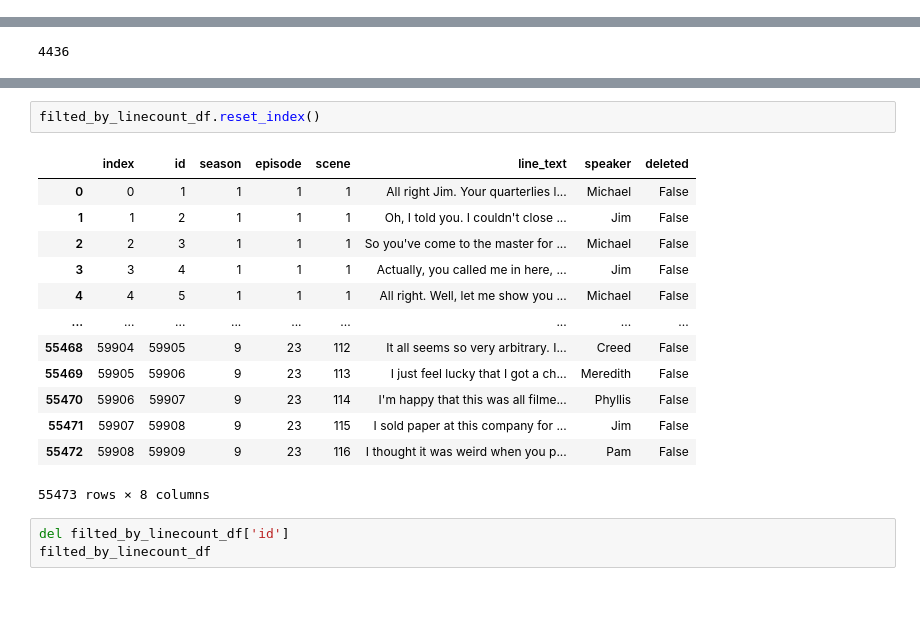
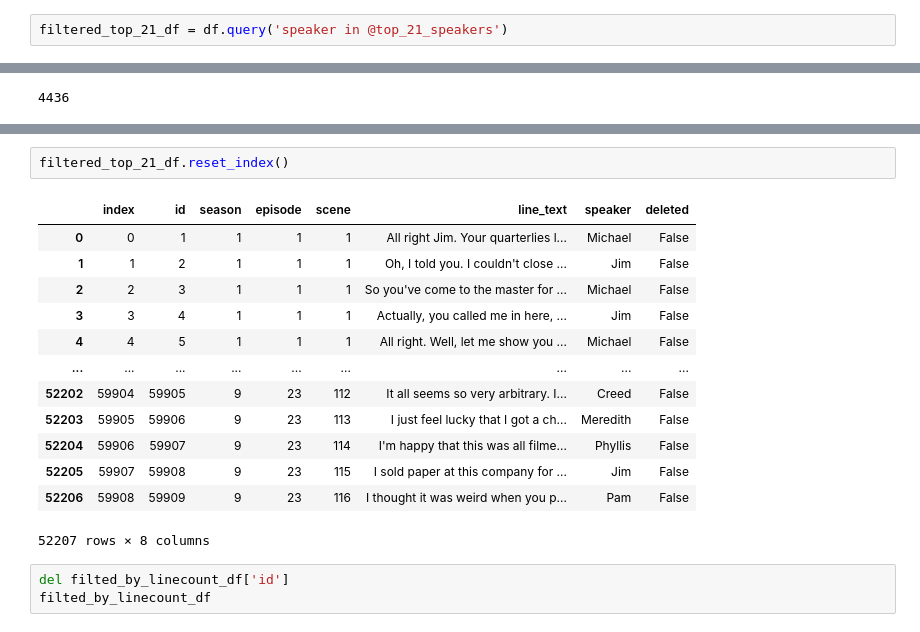
Before and after one commit to ljkeller/DunderQueryin, a Jupyter notebook: DunderQueryingSandbox.ipynb, the cells around one changed output, grey strips where cells are left out. Drawn from its saved outputs; the diff is of its cells as text; blank space fills up the shorter version.

```diff
--- a/DunderQueryingSandbox.ipynb
+++ b/DunderQueryingSandbox.ipynb
@@ -190,3 +231,5 @@ filted_by_linecount_df = df.query('speaker in @unique_speakers_95th_percentile')
 | 59907 | 59908 | 9 | 23 | 115 | I sold paper at this company for ... | Jim | False |
 | 59908 | 59909 | 9 | 23 | 116 | I thought it was weird when you p... | Pam | False |
 55473 rows × 7 columns
+# %%
+filtered_top_21_df = df.query('speaker in @top_21_speakers')
@@ -197,19 +270,19 @@ len(df) - len(filted_by_linecount_df)
 # %%
-filted_by_linecount_df.reset_index()
+filtered_top_21_df.reset_index()
 # %% [output]
 |  | index | id | season | episode | scene | line_text | speaker | deleted |
 | 0 | 0 | 1 | 1 | 1 | 1 | All right Jim. Your quarterlies l... | Michael | False |
 | 1 | 1 | 2 | 1 | 1 | 1 | Oh, I told you. I couldn't close ... | Jim | False |
 | 2 | 2 | 3 | 1 | 1 | 1 | So you've come to the master for ... | Michael | False |
 | 3 | 3 | 4 | 1 | 1 | 1 | Actually, you called me in here, ... | Jim | False |
 | 4 | 4 | 5 | 1 | 1 | 1 | All right. Well, let me show you ... | Michael | False |
 | ... | ... | ... | ... | ... | ... | ... | ... | ... |
-| 55468 | 59904 | 59905 | 9 | 23 | 112 | It all seems so very arbitrary. I... | Creed | False |
-| 55469 | 59905 | 59906 | 9 | 23 | 113 | I just feel lucky that I got a ch... | Meredith | False |
-| 55470 | 59906 | 59907 | 9 | 23 | 114 | I'm happy that this was all filme... | Phyllis | False |
-| 55471 | 59907 | 59908 | 9 | 23 | 115 | I sold paper at this company for ... | Jim | False |
-| 55472 | 59908 | 59909 | 9 | 23 | 116 | I thought it was weird when you p... | Pam | False |
+| 52202 | 59904 | 59905 | 9 | 23 | 112 | It all seems so very arbitrary. I... | Creed | False |
+| 52203 | 59905 | 59906 | 9 | 23 | 113 | I just feel lucky that I got a ch... | Meredith | False |
+| 52204 | 59906 | 59907 | 9 | 23 | 114 | I'm happy that this was all filme... | Phyllis | False |
+| 52205 | 59907 | 59908 | 9 | 23 | 115 | I sold paper at this company for ... | Jim | False |
+| 52206 | 59908 | 59909 | 9 | 23 | 116 | I thought it was weird when you p... | Pam | False |
-55473 rows × 8 columns
+52207 rows × 8 columns
 # %%
 del filted_by_linecount_df['id']
 filted_by_linecount_df
```
Also changed, not shown: parts of 10 cells of this notebook, 5 other files.
